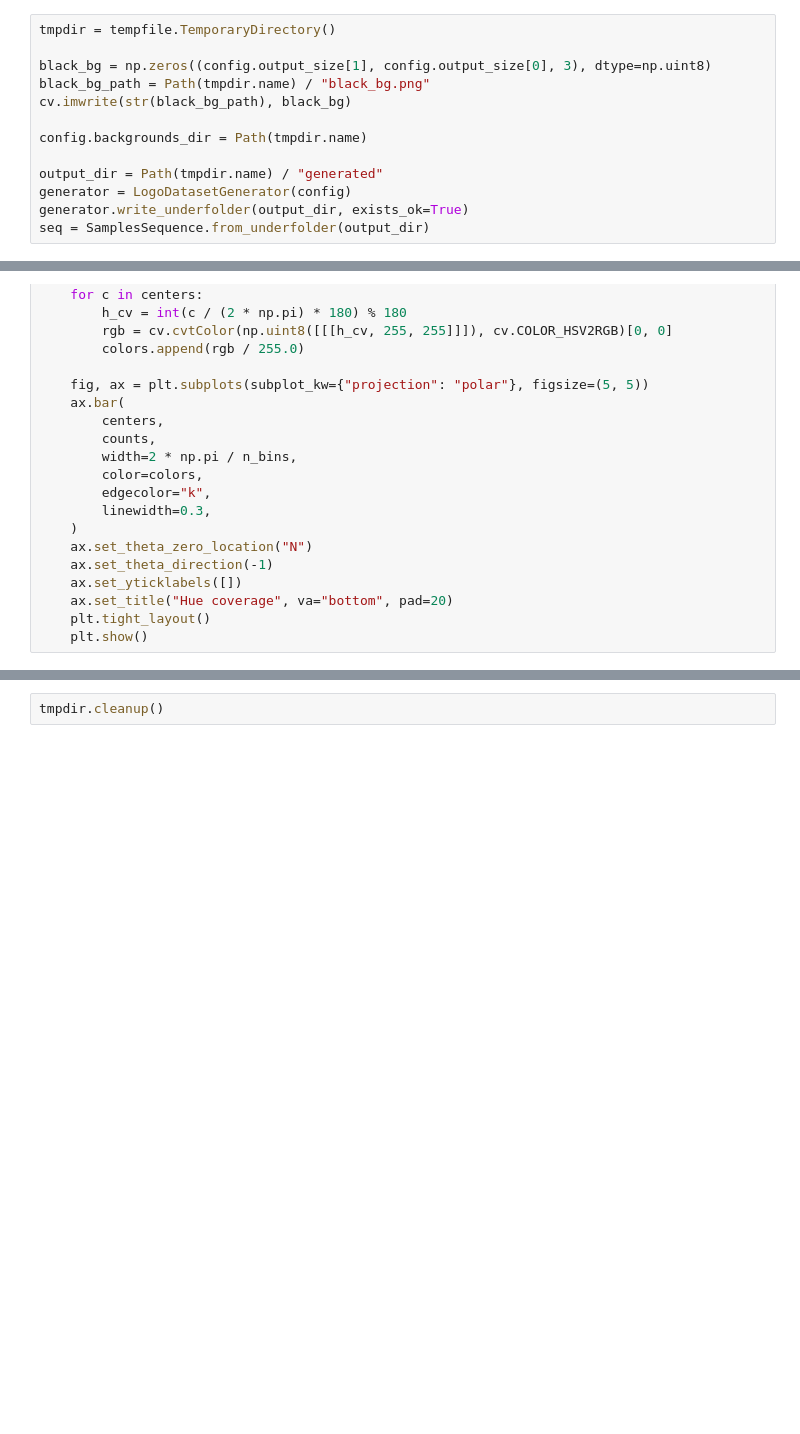
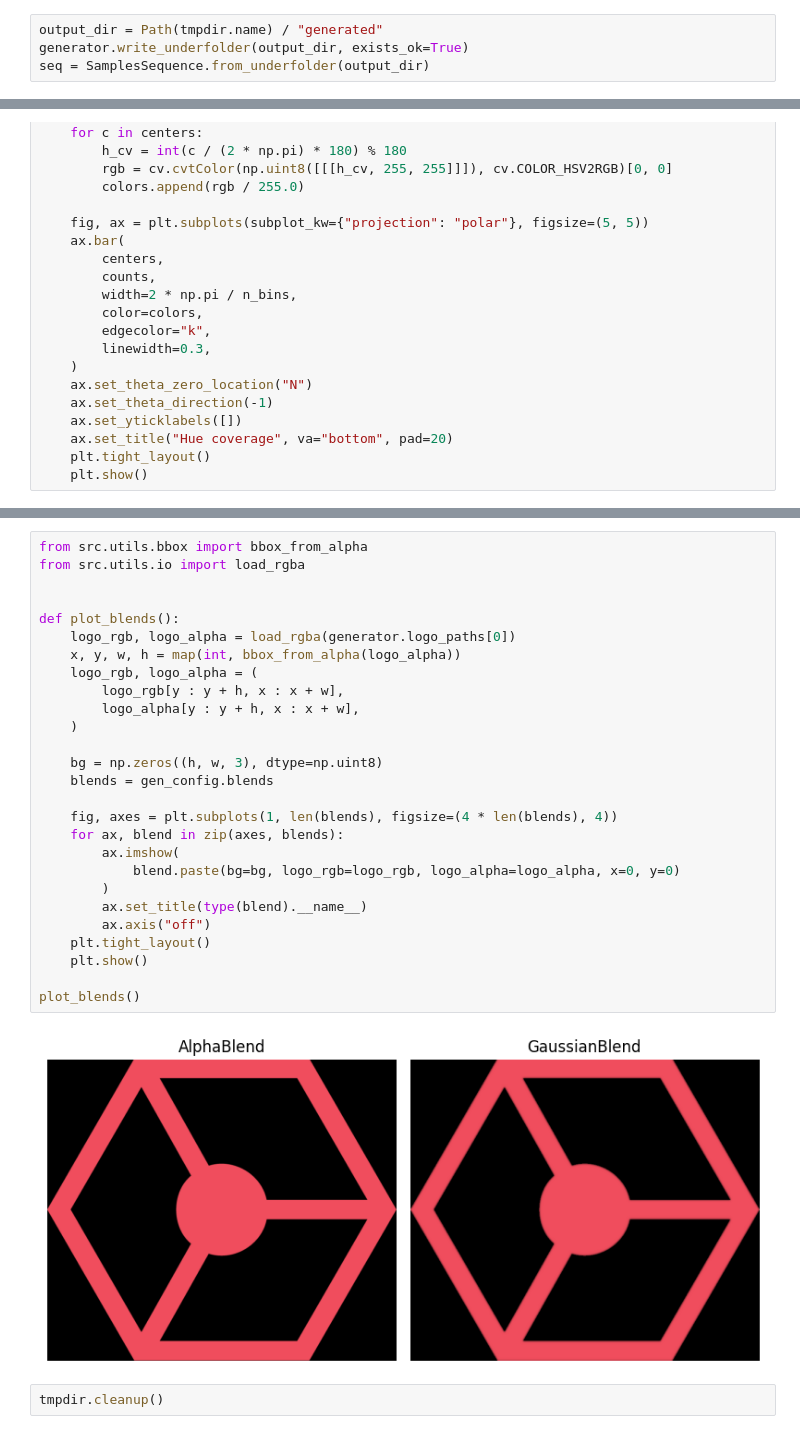
Before and after one commit to alessioarcara/logo-detection-challenge, a Jupyter notebook: notebooks/visualize_generator.ipynb, the cells around one changed output, grey strips where cells are left out. Saved outputs shown, nothing was run; the diff lists cells and outputs as text; blank space fills up the shorter version.

```diff
--- a/notebooks/visualize_generator.ipynb
+++ b/notebooks/visualize_generator.ipynb
@@ -108,14 +112,5 @@ config = GeneratorConfig(
 # %%
-tmpdir = tempfile.TemporaryDirectory()
-
-black_bg = np.zeros((config.output_size[1], config.output_size[0], 3), dtype=np.uint8)
-black_bg_path = Path(tmpdir.name) / "black_bg.png"
-cv.imwrite(str(black_bg_path), black_bg)
-
-config.backgrounds_dir = Path(tmpdir.name)
-
 output_dir = Path(tmpdir.name) / "generated"
-generator = LogoDatasetGenerator(config)
 generator.write_underfolder(output_dir, exists_ok=True)
 seq = SamplesSequence.from_underfolder(output_dir)
 # %% [output]
@@ -220,2 +214,31 @@ plot_hue_coverage(seq)
+# %%
+from src.utils.bbox import bbox_from_alpha
+from src.utils.io import load_rgba
+
+
+def plot_blends():
+    logo_rgb, logo_alpha = load_rgba(generator.logo_paths[0])
+    x, y, w, h = map(int, bbox_from_alpha(logo_alpha))
+    logo_rgb, logo_alpha = (
+        logo_rgb[y : y + h, x : x + w],
+        logo_alpha[y : y + h, x : x + w],
+    )
+
+    bg = np.zeros((h, w, 3), dtype=np.uint8)
+    blends = gen_config.blends
+
+    fig, axes = plt.subplots(1, len(blends), figsize=(4 * len(blends), 4))
+    for ax, blend in zip(axes, blends):
+        ax.imshow(
+            blend.paste(bg=bg, logo_rgb=logo_rgb, logo_alpha=logo_alpha, x=0, y=0)
+        )
+        ax.set_title(type(blend).__name__)
+        ax.axis("off")
+    plt.tight_layout()
+    plt.show()
+
+plot_blends()
+# %% [output]
+[figure, added]
 # %%
 tmpdir.cleanup()
```
Also changed, not shown: parts of 6 cells of this notebook, 17 other files.
